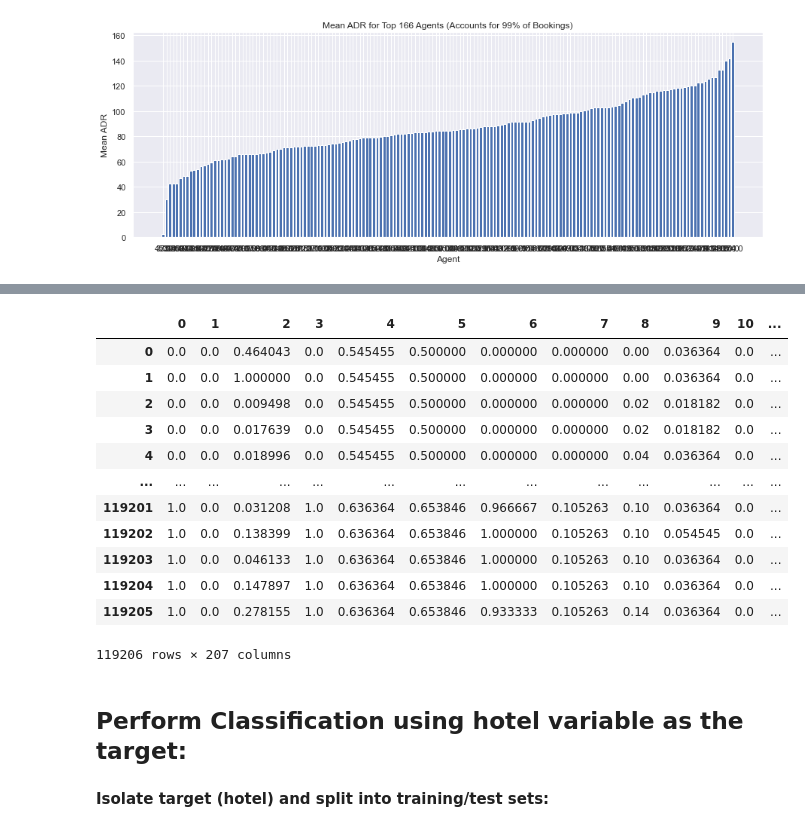
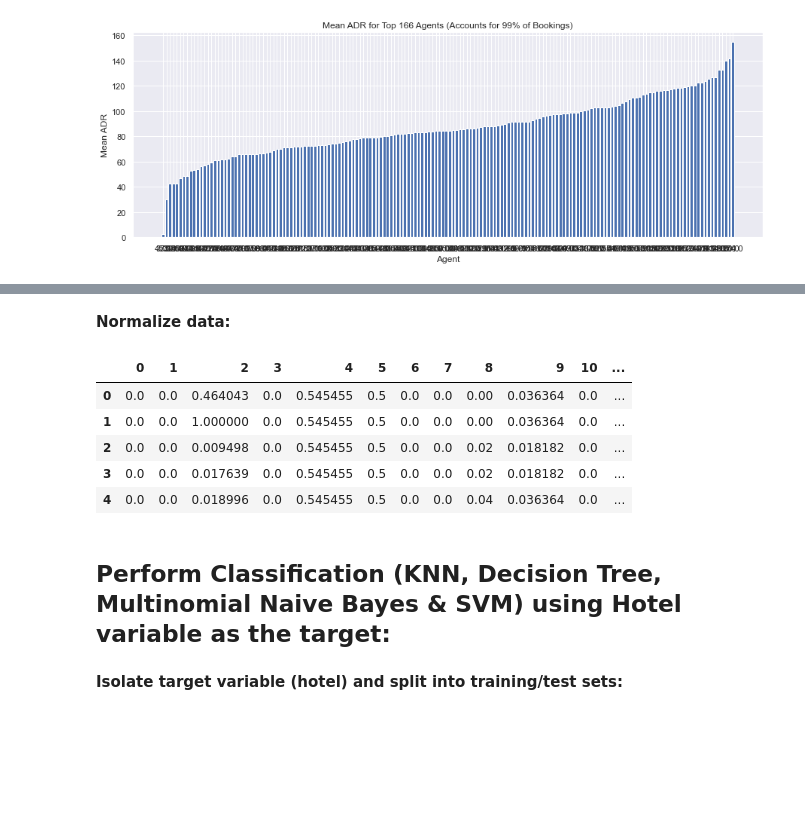
Before and after one commit to John-Rooney/DSC478_Group_Project, a Jupyter notebook: DSC 478 Final Project.ipynb, the cells around one changed output, grey strips where cells are left out. Saved outputs shown, nothing was run; the diff lists cells and outputs as text; code cells hidden in the pictures; blank space fills up the shorter version.

Commit message:
added file with classification for hotel
performed classification on hotel variable (knn, decision tree, multinomial Naive Bayes, svm)

```diff
--- a/DSC 478 Final Project.ipynb
+++ b/DSC 478 Final Project.ipynb
@@ -122,29 +124,3 @@ data.drop(data.index[no_guests], inplace=True)
 data.shape   # see how many rows were removed
 # %% [output]
 (119210, 32)
-# %%
-"""
-hotel_num = {'Resort Hotel': 0, 'City Hotel': 1}
-data = data.replace(hotel_num)
-
-month_num = {'January': 1, 'February': 2, 'March': 3, 'April': 4, 'May': 5, 'June': 6, 'July': 7, 'August': 8, 'September': 9, 'October': 10, 'November': 11, 'December': 12}
-data = data.replace(month_num)
-
-meal_num = {'BB': 0, 'FB': 1, 'HB': 2, 'SC': 3}
-data = data.replace(meal_num)
-
-market_num = {'Aviation': 0, 'Corporate': 1, 'Direct': 2, 'Undefined': 3, 'Groups': 4, 'GDS': 4, 'TA/TO': 5, 'Offline TA/TO': 5, 'Online TA': 6, 'Complementary': 7}
-data = data.replace(market_num)
-
-room_num = {'A': 0, 'B': 1, 'C': 2, 'D': 3, 'E': 4, 'F': 5, 'G': 6, 'H': 7, 'I': 9, 'K': 10, 'L': 8}
-data = data.replace(room_num)
-
-deposit_num = {'No Deposit': 0, 'Non Refund': 1, 'Refundable': 2}
-data = data.replace(deposit_num)
-
-customer_num = {'Contract': 0, 'Group': 1, 'Transient': 2, 'Transient-Party': 3}
-data = data.replace(customer_num)
-
-reservation_num = {'Canceled': 0, 'Check-Out': 1, 'No-Show': 2}
-data = data.replace(reservation_num)
-"""
@@ -491,5 +465,15 @@ data = data.replace(customer_num)
 reservation_num = {'Canceled': 0, 'Check-Out': 1, 'No-Show': 2}
 data = data.replace(reservation_num)
 
-data = pd.get_dummies(data)
+countries = {}
+count = 0
+# to convert country variable to numeric values
+for row in data.itertuples():
+    if row.country in countries:
+        pass
+    else:
+        countries[row.country] = count
+        count += 1
+
+data = data.replace(countries)
 # %%
@@ -511,2 +488,4 @@ data
+# %% [markdown]
+__Normalize data:__
 # %%
 min_max_scaler = preprocessing.MinMaxScaler().fit(data)
@@ -514,23 +493,16 @@ data_norm = min_max_scaler.transform(data)
 # %%
 data_norm = pd.DataFrame(data_norm)
-data_norm
+data_norm.head()
 # %% [output]
 |  | 0 | 1 | 2 | 3 | 4 | 5 | 6 | 7 | 8 | 9 | 10 | ... |
-| 0 | 0.0 | 0.0 | 0.464043 | 0.0 | 0.545455 | 0.500000 | 0.000000 | 0.000000 | 0.00 | 0.036364 | 0.0 | ... |
-| 1 | 0.0 | 0.0 | 1.000000 | 0.0 | 0.545455 | 0.500000 | 0.000000 | 0.000000 | 0.00 | 0.036364 | 0.0 | ... |
-| 2 | 0.0 | 0.0 | 0.009498 | 0.0 | 0.545455 | 0.500000 | 0.000000 | 0.000000 | 0.02 | 0.018182 | 0.0 | ... |
-| 3 | 0.0 | 0.0 | 0.017639 | 0.0 | 0.545455 | 0.500000 | 0.000000 | 0.000000 | 0.02 | 0.018182 | 0.0 | ... |
-| 4 | 0.0 | 0.0 | 0.018996 | 0.0 | 0.545455 | 0.500000 | 0.000000 | 0.000000 | 0.04 | 0.036364 | 0.0 | ... |
-| ... | ... | ... | ... | ... | ... | ... | ... | ... | ... | ... | ... | ... |
-| 119201 | 1.0 | 0.0 | 0.031208 | 1.0 | 0.636364 | 0.653846 | 0.966667 | 0.105263 | 0.10 | 0.036364 | 0.0 | ... |
-| 119202 | 1.0 | 0.0 | 0.138399 | 1.0 | 0.636364 | 0.653846 | 1.000000 | 0.105263 | 0.10 | 0.054545 | 0.0 | ... |
-| 119203 | 1.0 | 0.0 | 0.046133 | 1.0 | 0.636364 | 0.653846 | 1.000000 | 0.105263 | 0.10 | 0.036364 | 0.0 | ... |
-| 119204 | 1.0 | 0.0 | 0.147897 | 1.0 | 0.636364 | 0.653846 | 1.000000 | 0.105263 | 0.10 | 0.036364 | 0.0 | ... |
-| 119205 | 1.0 | 0.0 | 0.278155 | 1.0 | 0.636364 | 0.653846 | 0.933333 | 0.105263 | 0.14 | 0.036364 | 0.0 | ... |
+| 0 | 0.0 | 0.0 | 0.464043 | 0.0 | 0.545455 | 0.5 | 0.0 | 0.0 | 0.00 | 0.036364 | 0.0 | ... |
+| 1 | 0.0 | 0.0 | 1.000000 | 0.0 | 0.545455 | 0.5 | 0.0 | 0.0 | 0.00 | 0.036364 | 0.0 | ... |
+| 2 | 0.0 | 0.0 | 0.009498 | 0.0 | 0.545455 | 0.5 | 0.0 | 0.0 | 0.02 | 0.018182 | 0.0 | ... |
+| 3 | 0.0 | 0.0 | 0.017639 | 0.0 | 0.545455 | 0.5 | 0.0 | 0.0 | 0.02 | 0.018182 | 0.0 | ... |
+| 4 | 0.0 | 0.0 | 0.018996 | 0.0 | 0.545455 | 0.5 | 0.0 | 0.0 | 0.04 | 0.036364 | 0.0 | ... |
-119206 rows × 207 columns
 # %% [markdown]
-## Perform Classification using hotel variable as the target:
+## Perform Classification (KNN, Decision Tree, Multinomial Naive Bayes & SVM) using Hotel variable as the target:
 # %% [markdown]
-__Isolate target (hotel) and split into training/test sets:__
+__Isolate target variable (hotel) and split into training/test sets:__
 # %%
 target = data_norm[0]
```
Also changed, not shown: parts of 54 cells of this notebook.
